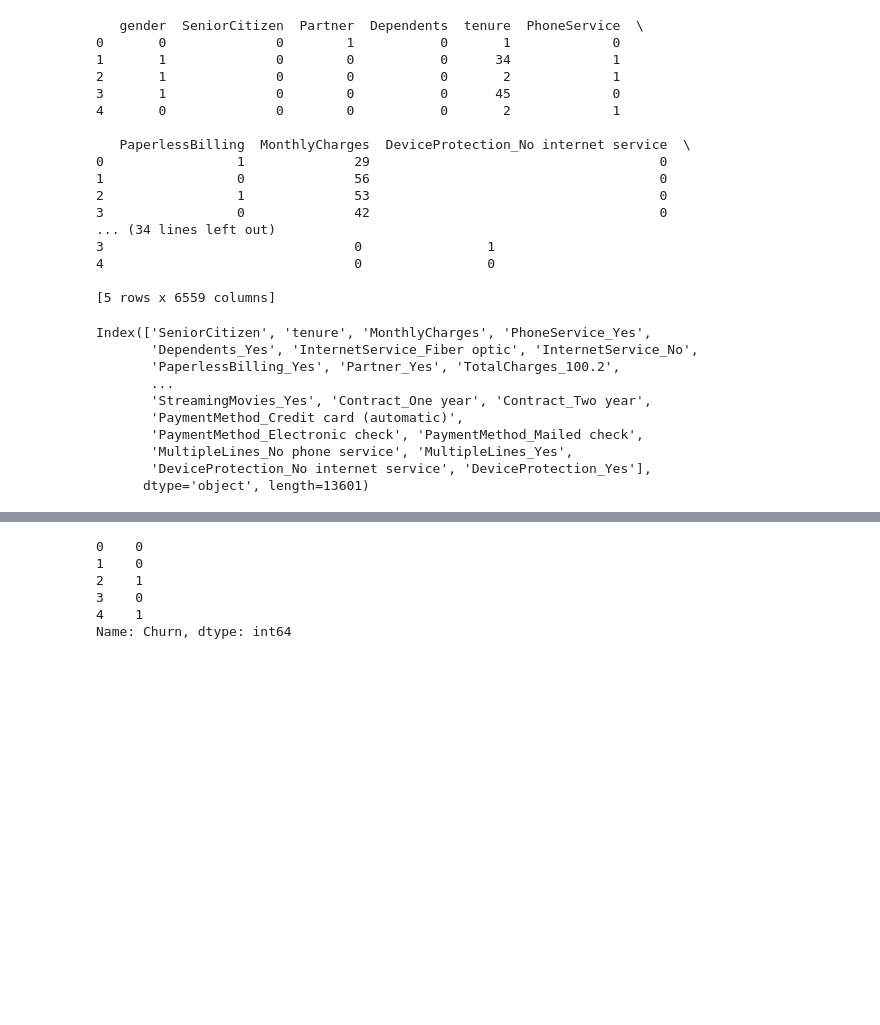
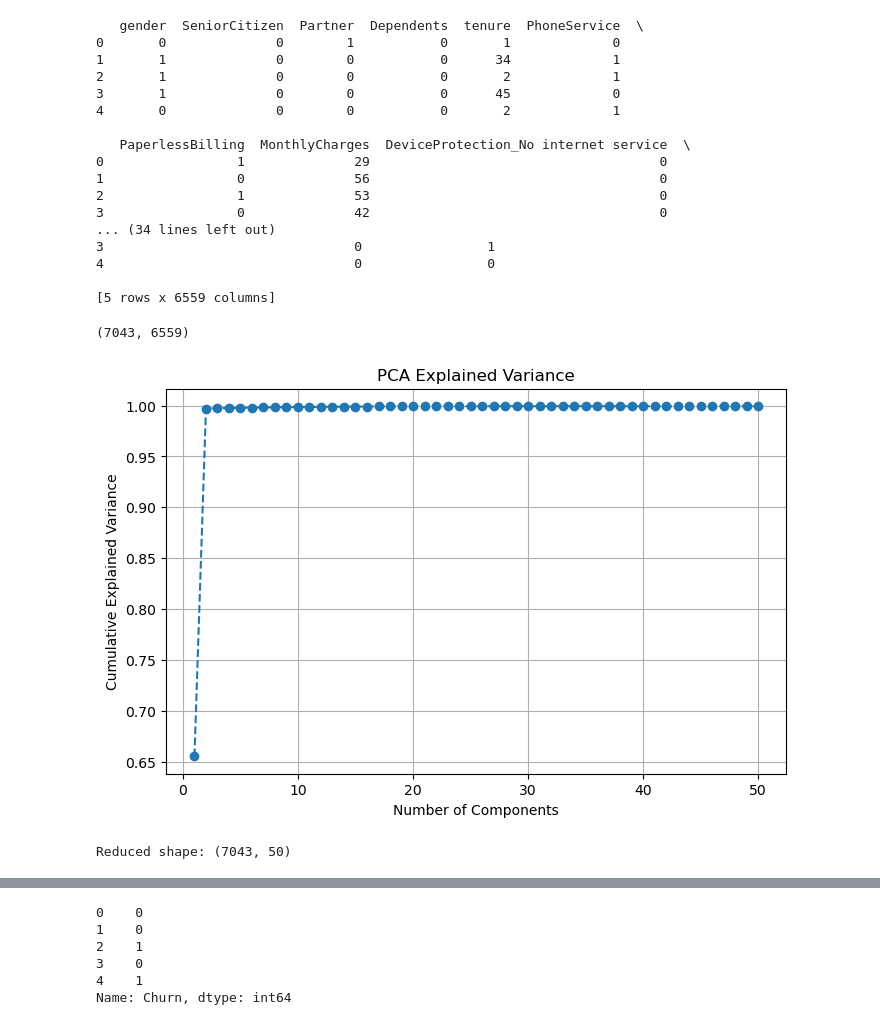
Before and after one commit to sreekanthTa/MLPracticeProjects, a Jupyter notebook: pro-5.CustomerChurnPrediction/notebook.ipynb, the cells around one changed output, grey strips where cells are left out. Drawn from its saved outputs; the diff is of its cells as text; code cells hidden in the pictures; blank space fills up the shorter version.

```diff
--- a/pro-5.CustomerChurnPrediction/notebook.ipynb
+++ b/pro-5.CustomerChurnPrediction/notebook.ipynb
@@ -97,15 +101,29 @@ print(X_encoded.head())
 
 [5 rows x 6559 columns]
 # %%
-X_encoded.columns
+X_encoded.shape
 # %% [output]
-Index(['SeniorCitizen', 'tenure', 'MonthlyCharges', 'PhoneService_Yes',
-       'Dependents_Yes', 'InternetService_Fiber optic', 'InternetService_No',
-       'PaperlessBilling_Yes', 'Partner_Yes', 'TotalCharges_100.2',
-       ...
-       'StreamingMovies_Yes', 'Contract_One year', 'Contract_Two year',
-       'PaymentMethod_Credit card (automatic)',
-       'PaymentMethod_Electronic check', 'PaymentMethod_Mailed check',
-       'MultipleLines_No phone service', 'MultipleLines_Yes',
-       'DeviceProtection_No internet service', 'DeviceProtection_Yes'],
-      dtype='object', length=13601)
+(7043, 6559)
+# %%
+from sklearn.decomposition import PCA
+import matplotlib.pyplot as plt
+pca = PCA(n_components=50)  # Keep 50 principal components
+X_pca = pca.fit_transform(X_encoded)
+
+# Explained Variance Ratio
+explained_variance = np.cumsum(pca.explained_variance_ratio_)
+
+# Plot Cumulative Variance
+plt.figure(figsize=(8, 5))
+plt.plot(range(1, len(explained_variance) + 1), explained_variance, marker='o', linestyle='--')
+plt.xlabel("Number of Components")
+plt.ylabel("Cumulative Explained Variance")
+plt.title("PCA Explained Variance")
+plt.grid()
+plt.show()
+# %% [output]
+[figure, added]
+# %%
+print(f"Reduced shape: {X_pca.shape}")  # New dataset with fewer features
+# %% [output]
+Reduced shape: (7043, 50)
```
Also changed, not shown: parts of 31 cells of this notebook.
